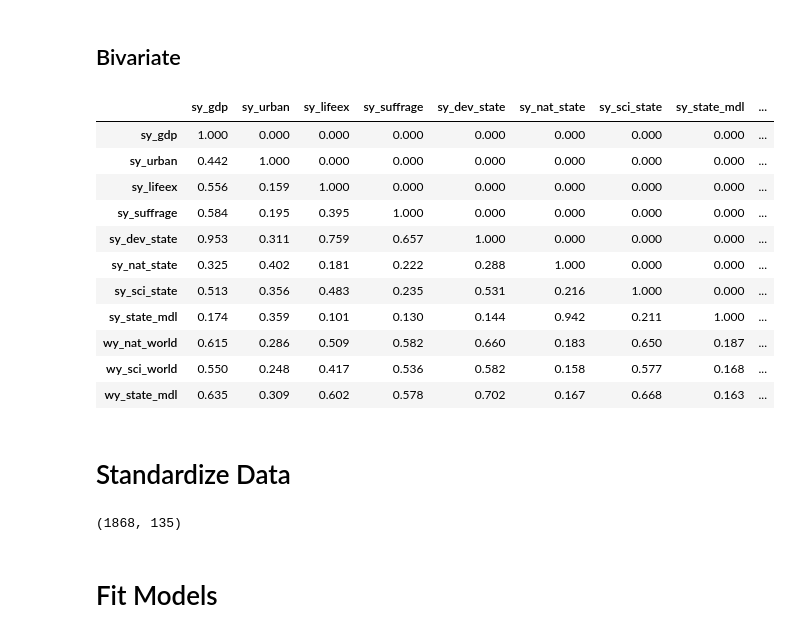
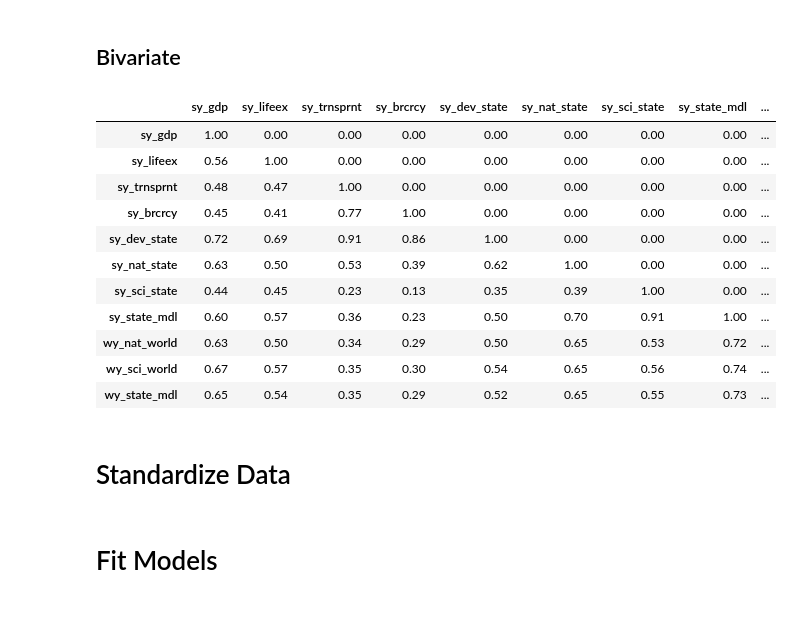
Before and after one commit to danielscottsmith/19cStates, a Jupyter notebook: notebooks/03_an_19cStates.ipynb, the cells around one changed output. Drawn from its saved outputs; the diff is of its cells as text; code cells hidden in the pictures.

```diff
--- a/notebooks/03_an_19cStates.ipynb
+++ b/notebooks/03_an_19cStates.ipynb
@@ -193,5 +492,4 @@ Predict
 # %%
-DVs = []
 for construct, indicators in GLOBALS.items():
-    factor.fit(zscore(states_df[indicators]));
-    states_df[construct] = zscore(factor.transform(pd.DataFrame(zscore(states_df[indicators]))).T[0])
+    factor_analyzer.fit(zscore(west_df[indicators]));
+    west_df[construct] = zscore(factor_analyzer.transform(pd.DataFrame(zscore(west_df[indicators]))).T[0])
@@ -221,0 +686,38 @@ states_df[ALL+list(GLOBALS.keys())].agg(['count', 'mean', 'std', 'min', 'max']).
+# %%
+west_df['state'] = np.where(west_df['state'] == 'United States of America', "US", west_df['state'])
+west_df['state'] = np.where(west_df['state'] == 'United Kingdom', "UK", west_df['state'])
+
+fig, ax = plt.subplots(figsize=(20,10))
+
+# Removing the spines (the square around the plot region)
+ax.spines['top'].set_visible(False)
+ax.spines['right'].set_visible(False)
+ax.spines['left'].set_visible(False)
+ax.spines['bottom'].set_visible(False)
+
+
+for idx, state in enumerate(sorted(west_df['state'].unique(), reverse=True)):
+    # Filtering data for each state
+    df_state = west_df[west_df['state'] == state]
+
+    # Sorting may be necessary
+    df_state = df_state.sort_values(by='year')
+
+    # Generating coordinates for lines
+    x = df_state['year']
+    y = np.repeat(idx, len(x))
+
+    # Plot
+    ax.plot(x, y, label=state, marker=".", linewidth=0, c='gainsboro', markersize=10, markeredgecolor="gray")
+
+# Setting the y ticks to correspond to states
+plt.yticks(range(len(sorted(west_df['state'].unique()))), sorted(west_df['state'].unique(), reverse=True), c="black", size=25)
+
+plt.tight_layout()
+min_year = west_df['year'].min()
+max_year = west_df['year'].max()
+plt.xticks(np.arange(min_year, max_year + 1, 10), size=25)
+# Adjusting the x-axis limits to remove padding
+ax.set_xlim(left=min_year-.5, right=max_year+.5)
+ax.grid(axis="x")
+plt.show()
@@ -222,21 +726,21 @@ states_df[ALL+list(GLOBALS.keys())].agg(['count', 'mean', 'std', 'min', 'max']).
 # %% [markdown]
 ## Bivariate
 # %%
-pd.DataFrame(np.tril(states_df[DEV_STATE+list(GLOBALS.keys())].corr().round(3).to_numpy()),
+pd.DataFrame(np.tril(west_df[DEV_STATE+list(GLOBALS.keys())].corr().round(2).to_numpy()),
              columns=DEV_STATE+list(GLOBALS.keys()),
              index=DEV_STATE+list(GLOBALS.keys()))
 # %% [output]
-|  | sy_gdp | sy_urban | sy_lifeex | sy_suffrage | sy_dev_state | sy_nat_state | sy_sci_state | sy_state_mdl | ... |
-| sy_gdp | 1.000 | 0.000 | 0.000 | 0.000 | 0.000 | 0.000 | 0.000 | 0.000 | ... |
-| sy_urban | 0.442 | 1.000 | 0.000 | 0.000 | 0.000 | 0.000 | 0.000 | 0.000 | ... |
-| sy_lifeex | 0.556 | 0.159 | 1.000 | 0.000 | 0.000 | 0.000 | 0.000 | 0.000 | ... |
-| sy_suffrage | 0.584 | 0.195 | 0.395 | 1.000 | 0.000 | 0.000 | 0.000 | 0.000 | ... |
-| sy_dev_state | 0.953 | 0.311 | 0.759 | 0.657 | 1.000 | 0.000 | 0.000 | 0.000 | ... |
-| sy_nat_state | 0.325 | 0.402 | 0.181 | 0.222 | 0.288 | 1.000 | 0.000 | 0.000 | ... |
-| sy_sci_state | 0.513 | 0.356 | 0.483 | 0.235 | 0.531 | 0.216 | 1.000 | 0.000 | ... |
-| sy_state_mdl | 0.174 | 0.359 | 0.101 | 0.130 | 0.144 | 0.942 | 0.211 | 1.000 | ... |
-| wy_nat_world | 0.615 | 0.286 | 0.509 | 0.582 | 0.660 | 0.183 | 0.650 | 0.187 | ... |
-| wy_sci_world | 0.550 | 0.248 | 0.417 | 0.536 | 0.582 | 0.158 | 0.577 | 0.168 | ... |
-| wy_state_mdl | 0.635 | 0.309 | 0.602 | 0.578 | 0.702 | 0.167 | 0.668 | 0.163 | ... |
+|  | sy_gdp | sy_lifeex | sy_trnsprnt | sy_brcrcy | sy_dev_state | sy_nat_state | sy_sci_state | sy_state_mdl | ... |
+| sy_gdp | 1.00 | 0.00 | 0.00 | 0.00 | 0.00 | 0.00 | 0.00 | 0.00 | ... |
+| sy_lifeex | 0.56 | 1.00 | 0.00 | 0.00 | 0.00 | 0.00 | 0.00 | 0.00 | ... |
+| sy_trnsprnt | 0.48 | 0.47 | 1.00 | 0.00 | 0.00 | 0.00 | 0.00 | 0.00 | ... |
+| sy_brcrcy | 0.45 | 0.41 | 0.77 | 1.00 | 0.00 | 0.00 | 0.00 | 0.00 | ... |
+| sy_dev_state | 0.72 | 0.69 | 0.91 | 0.86 | 1.00 | 0.00 | 0.00 | 0.00 | ... |
+| sy_nat_state | 0.63 | 0.50 | 0.53 | 0.39 | 0.62 | 1.00 | 0.00 | 0.00 | ... |
+| sy_sci_state | 0.44 | 0.45 | 0.23 | 0.13 | 0.35 | 0.39 | 1.00 | 0.00 | ... |
+| sy_state_mdl | 0.60 | 0.57 | 0.36 | 0.23 | 0.50 | 0.70 | 0.91 | 1.00 | ... |
+| wy_nat_world | 0.63 | 0.50 | 0.34 | 0.29 | 0.50 | 0.65 | 0.53 | 0.72 | ... |
+| wy_sci_world | 0.67 | 0.57 | 0.35 | 0.30 | 0.54 | 0.65 | 0.56 | 0.74 | ... |
+| wy_state_mdl | 0.65 | 0.54 | 0.35 | 0.29 | 0.52 | 0.65 | 0.55 | 0.73 | ... |
 # %% [markdown]
 # Standardize Data
@@ -251,4 +746,0 @@ states_df['sd_sci:nat'] = states_df['sd_sy_nat_state'] * states_df['sd_sy_sci_st
-# %%
-states_df.shape
-# %% [output]
-(1868, 135)
```
Also changed, not shown: parts of 61 cells of this notebook, 38 other files.
